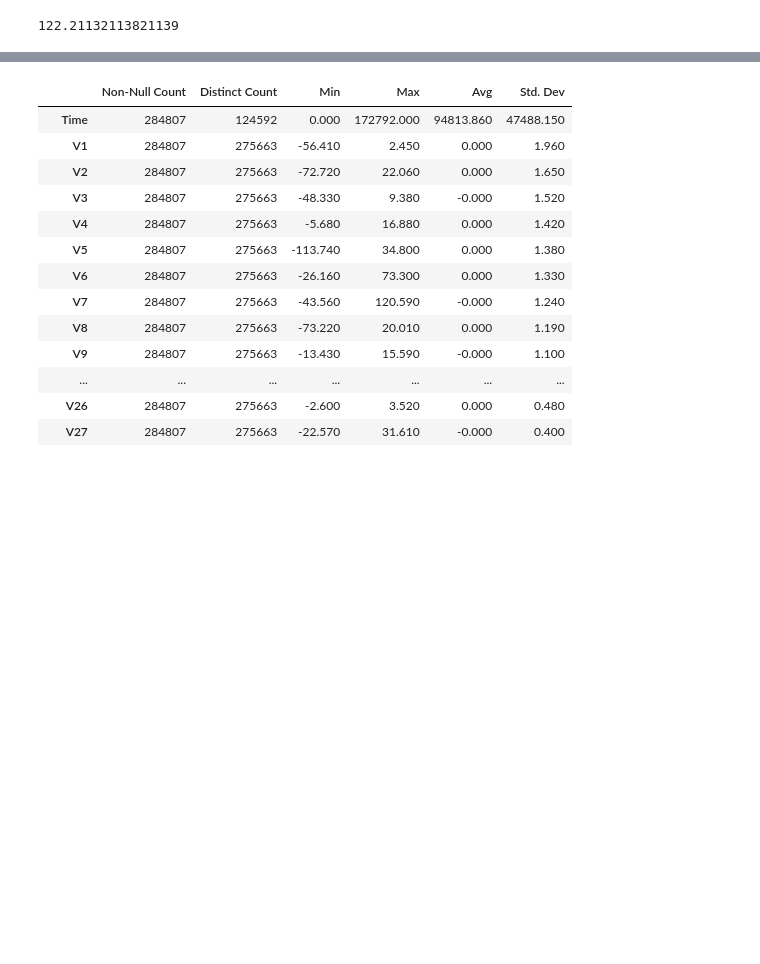
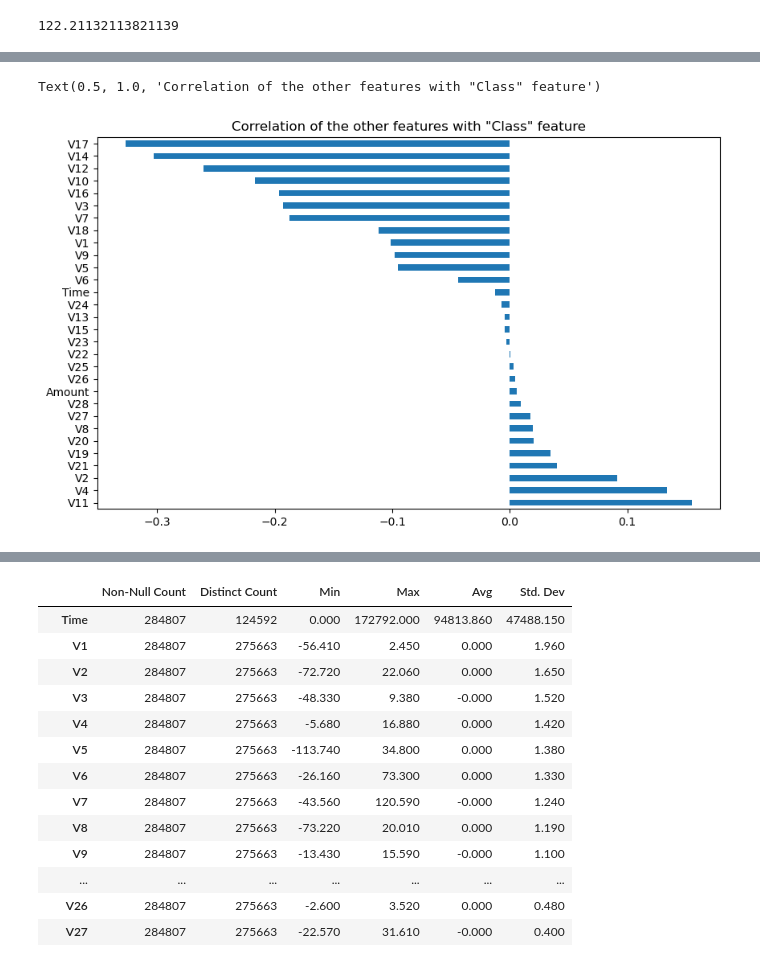
Before and after one commit to Nejel/data_security_gp, a Jupyter notebook: group_project.ipynb, the cells around one changed output, grey strips where cells are left out. Drawn from its saved outputs; the diff is of its cells as text; code cells hidden in the pictures; blank space fills up the shorter version.

```diff
--- a/group_project.ipynb
+++ b/group_project.ipynb
@@ -90 +98,15 @@ plt.show()
+# %%
+corr_values=ccfp_df.corr()['Class'].drop('Class')
+corr_values.sort_values(ascending=False).plot(kind='barh', figsize=(10, 6)).set_title('Correlation of the other features with "Class" feature')
+
+# Features sorted by correlation with Class
+
+# The most correlated features with Class are:
+# V17, V14, V12 -- negatively correlated, could be interpreted as trust indicators
+# V11, V4,  V2  -- positively correlated, could be interpreted as fraud indicators
+
+# Probably we can create some model with these features and get some good results
+# %% [output]
+Text(0.5, 1.0, 'Correlation of the other features with "Class" feature')
+[figure, added]
 # %%
```
Also changed, not shown: parts of 21 cells of this notebook.
